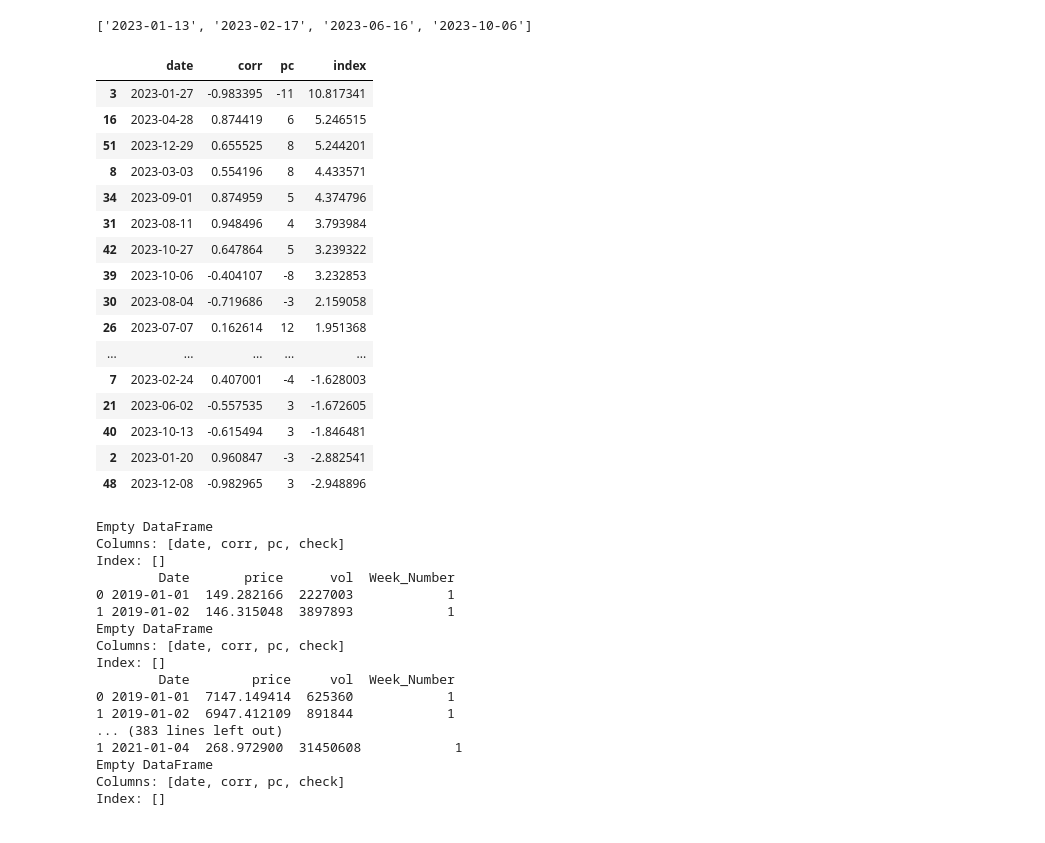
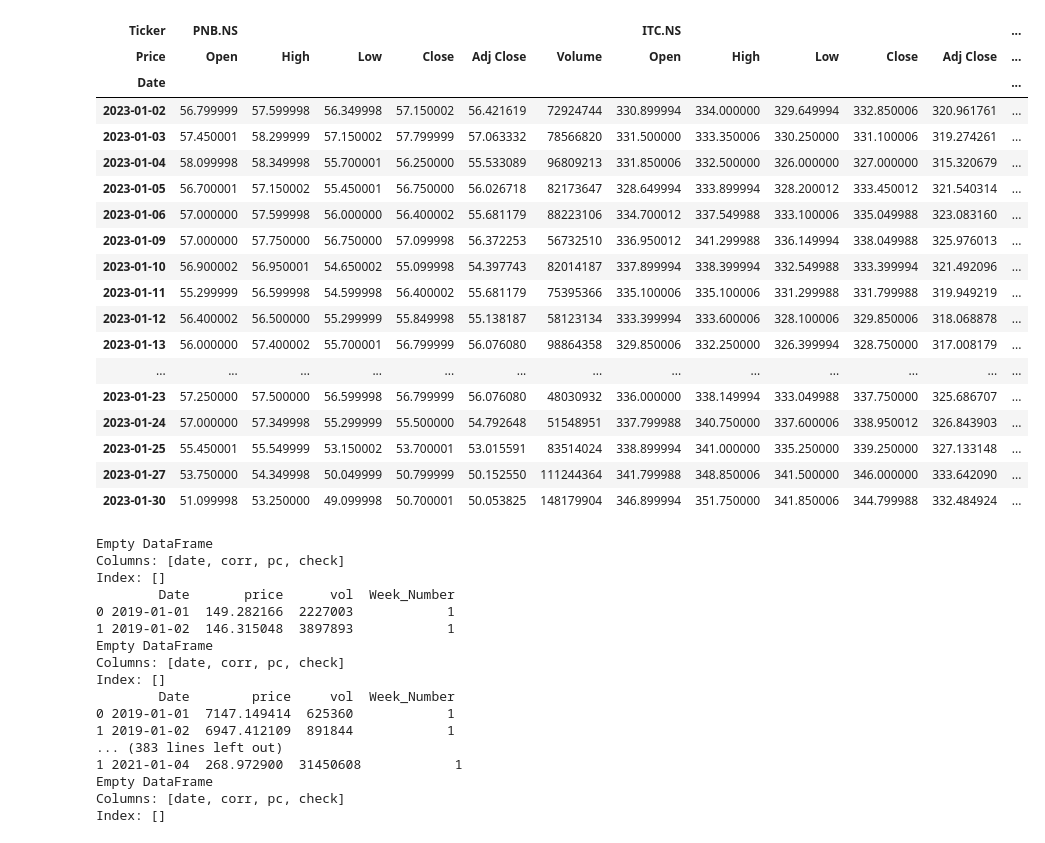
Before and after one commit to shekharbiswas/Finance, a Jupyter notebook: testing.ipynb, the cells around one changed output. Drawn from its saved outputs; the diff is of its cells as text; code cells hidden in the pictures.

```diff
--- a/testing.ipynb
+++ b/testing.ipynb
@@ -96,25 +96,47 @@ def get_recom(stock_code, sdate, edate):
     return df1, dates
 
     #return df
+# %%
+# Multi stocks testing
+
+stock_code = ['PNB.NS', 'TCS.NS', 'ITC.NS']
+sdate = '2023-01-01'
+edate = '2023-01-31'
+
+df1 = yf.download(
+    tickers = stock_code,
+    start=sdate,
+    #end=date.today().replace(day=2),
+    end = edate,
+    interval = "1d",
+    threads=True,
+    group_by = 'ticker',
+    progress=False
+                    )
+
+
+df1
+# %% [output]
+| Ticker | PNB.NS |  |  |  |  |  | ITC.NS |  |  |  |  | ... |
+| Price | Open | High | Low | Close | Adj Close | Volume | Open | High | Low | Close | Adj Close | ... |
+| Date |  |  |  |  |  |  |  |  |  |  |  | ... |
+| 2023-01-02 | 56.799999 | 57.599998 | 56.349998 | 57.150002 | 56.421619 | 72924744 | 330.899994 | 334.000000 | 329.649994 | 332.850006 | 320.961761 | ... |
+| 2023-01-03 | 57.450001 | 58.299999 | 57.150002 | 57.799999 | 57.063332 | 78566820 | 331.500000 | 333.350006 | 330.250000 | 331.100006 | 319.274261 | ... |
+| 2023-01-04 | 58.099998 | 58.349998 | 55.700001 | 56.250000 | 55.533089 | 96809213 | 331.850006 | 332.500000 | 326.000000 | 327.000000 | 315.320679 | ... |
+| 2023-01-05 | 56.700001 | 57.150002 | 55.450001 | 56.750000 | 56.026718 | 82173647 | 328.649994 | 333.899994 | 328.200012 | 333.450012 | 321.540314 | ... |
+| 2023-01-06 | 57.000000 | 57.599998 | 56.000000 | 56.400002 | 55.681179 | 88223106 | 334.700012 | 337.549988 | 333.100006 | 335.049988 | 323.083160 | ... |
+| 2023-01-09 | 57.000000 | 57.750000 | 56.750000 | 57.099998 | 56.372253 | 56732510 | 336.950012 | 341.299988 | 336.149994 | 338.049988 | 325.976013 | ... |
+| 2023-01-10 | 56.900002 | 56.950001 | 54.650002 | 55.099998 | 54.397743 | 82014187 | 337.899994 | 338.399994 | 332.549988 | 333.399994 | 321.492096 | ... |
+| 2023-01-11 | 55.299999 | 56.599998 | 54.599998 | 56.400002 | 55.681179 | 75395366 | 335.100006 | 335.100006 | 331.299988 | 331.799988 | 319.949219 | ... |
+| 2023-01-12 | 56.400002 | 56.500000 | 55.299999 | 55.849998 | 55.138187 | 58123134 | 333.399994 | 333.600006 | 328.100006 | 329.850006 | 318.068878 | ... |
+| 2023-01-13 | 56.000000 | 57.400002 | 55.700001 | 56.799999 | 56.076080 | 98864358 | 329.850006 | 332.250000 | 326.399994 | 328.750000 | 317.008179 | ... |
+| ... | ... | ... | ... | ... | ... | ... | ... | ... | ... | ... | ... | ... |
+| 2023-01-23 | 57.250000 | 57.500000 | 56.599998 | 56.799999 | 56.076080 | 48030932 | 336.000000 | 338.149994 | 333.049988 | 337.750000 | 325.686707 | ... |
+| 2023-01-24 | 57.000000 | 57.349998 | 55.299999 | 55.500000 | 54.792648 | 51548951 | 337.799988 | 340.750000 | 337.600006 | 338.950012 | 326.843903 | ... |
+| 2023-01-25 | 55.450001 | 55.549999 | 53.150002 | 53.700001 | 53.015591 | 83514024 | 338.899994 | 341.000000 | 335.250000 | 339.250000 | 327.133148 | ... |
+| 2023-01-27 | 53.750000 | 54.349998 | 50.049999 | 50.799999 | 50.152550 | 111244364 | 341.799988 | 348.850006 | 341.500000 | 346.000000 | 333.642090 | ... |
+| 2023-01-30 | 51.099998 | 53.250000 | 49.099998 | 50.700001 | 50.053825 | 148179904 | 346.899994 | 351.750000 | 341.850006 | 344.799988 | 332.484924 | ... |
 # %%
-# Multi stocks testing
-
-stock_code = 'PNB.NS'
-sdate = '2023-01-01'
-edate = '2023-12-31'
-
-df1 = yf.download(
-    tickers = stock_code,
-    start=sdate,
-    #end=date.today().replace(day=2),
-    end = edate,
-    interval = "1d",
-    threads=True,
-    group_by = 'ticker',
-    progress=False
-                    )
-
-
 df1 = df1[['Adj Close', 'Volume']]
 df1.columns = ['price', 'vol']
 
@@ -158,25 +180,6 @@ df = df.sort_values( by = 'index', ascending= False)
 
 print(dates)
 df
-# %% [output]
-['2023-01-13', '2023-02-17', '2023-06-16', '2023-10-06']
-|  | date | corr | pc | index |
-| 3 | 2023-01-27 | -0.983395 | -11 | 10.817341 |
-| 16 | 2023-04-28 | 0.874419 | 6 | 5.246515 |
-| 51 | 2023-12-29 | 0.655525 | 8 | 5.244201 |
-| 8 | 2023-03-03 | 0.554196 | 8 | 4.433571 |
-| 34 | 2023-09-01 | 0.874959 | 5 | 4.374796 |
-| 31 | 2023-08-11 | 0.948496 | 4 | 3.793984 |
-| 42 | 2023-10-27 | 0.647864 | 5 | 3.239322 |
-| 39 | 2023-10-06 | -0.404107 | -8 | 3.232853 |
-| 30 | 2023-08-04 | -0.719686 | -3 | 2.159058 |
-| 26 | 2023-07-07 | 0.162614 | 12 | 1.951368 |
-| ... | ... | ... | ... | ... |
-| 7 | 2023-02-24 | 0.407001 | -4 | -1.628003 |
-| 21 | 2023-06-02 | -0.557535 | 3 | -1.672605 |
-| 40 | 2023-10-13 | -0.615494 | 3 | -1.846481 |
-| 2 | 2023-01-20 | 0.960847 | -3 | -2.882541 |
-| 48 | 2023-12-08 | -0.982965 | 3 | -2.948896 |
 # %%
 nse_df = pd.read_excel('nse_data.xlsx')
 nse_df = nse_df.iloc[0:50, :]
```
